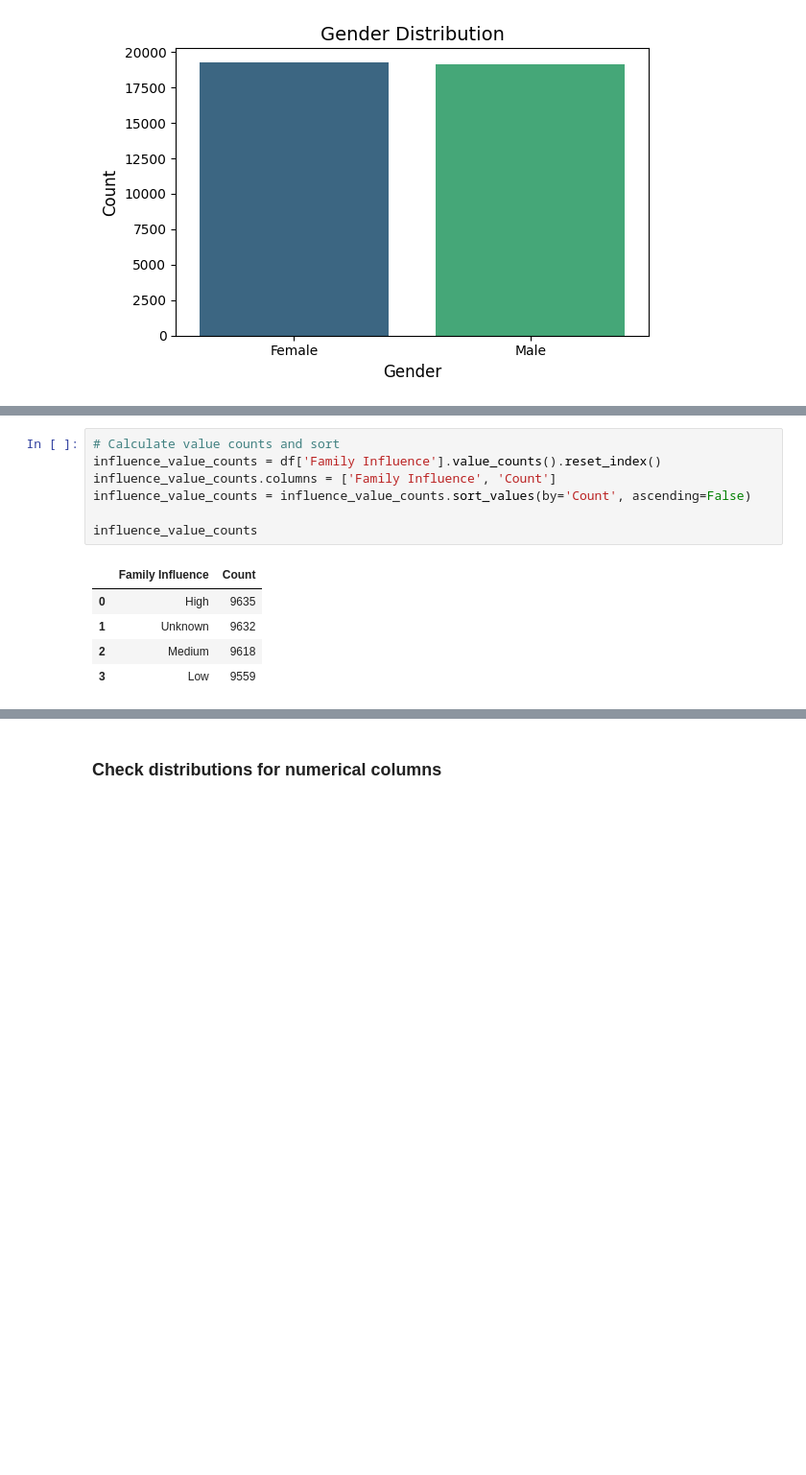
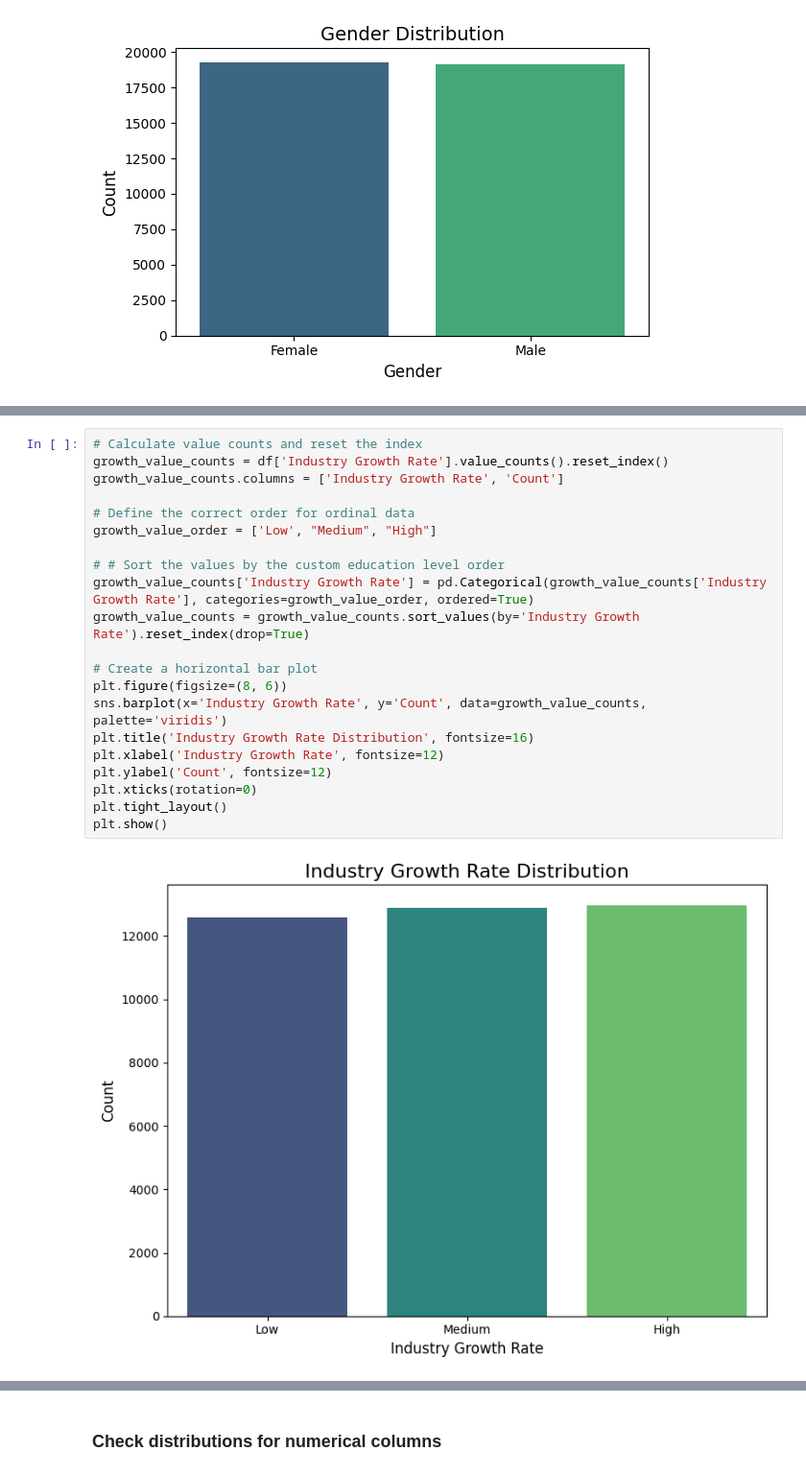
Before and after one commit to wdavjr/wd-career-field-vs-occupation-eda, a Jupyter notebook: eda-of-occupation-vs-field-of-study.ipynb, the cells around one changed output, grey strips where cells are left out. Shown: that part at 96% size. Cells and saved outputs as stored; diff of their text form; blank space fills up the shorter version.

```diff
--- a/eda-of-occupation-vs-field-of-study.ipynb
+++ b/eda-of-occupation-vs-field-of-study.ipynb
@@ -251,13 +239,23 @@ growth_value_counts
-# %%
-# Calculate value counts and sort
-influence_value_counts = df['Family Influence'].value_counts().reset_index()
-influence_value_counts.columns = ['Family Influence', 'Count']
-influence_value_counts = influence_value_counts.sort_values(by='Count', ascending=False)
-
-influence_value_counts
-# %% [output]
-|  | Family Influence | Count |
-| 0 | High | 9635 |
-| 1 | Unknown | 9632 |
-| 2 | Medium | 9618 |
-| 3 | Low | 9559 |
+# %%
+# Calculate value counts and reset the index
+growth_value_counts = df['Industry Growth Rate'].value_counts().reset_index()
+growth_value_counts.columns = ['Industry Growth Rate', 'Count']
+
+# Define the correct order for ordinal data
+growth_value_order = ['Low', "Medium", "High"]
+
+# # Sort the values by the custom education level order
+growth_value_counts['Industry Growth Rate'] = pd.Categorical(growth_value_counts['Industry Growth Rate'], categories=growth_value_order, ordered=True)
+growth_value_counts = growth_value_counts.sort_values(by='Industry Growth Rate').reset_index(drop=True)
+
+# Create a horizontal bar plot
+plt.figure(figsize=(8, 6))
+sns.barplot(x='Industry Growth Rate', y='Count', data=growth_value_counts, palette='viridis')
+plt.title('Industry Growth Rate Distribution', fontsize=16)
+plt.xlabel('Industry Growth Rate', fontsize=12)
+plt.ylabel('Count', fontsize=12)
+plt.xticks(rotation=0)
+plt.tight_layout()
+plt.show()
+# %% [output]
+[figure, added]
```
Also changed, not shown: parts of 6 cells of this notebook.
